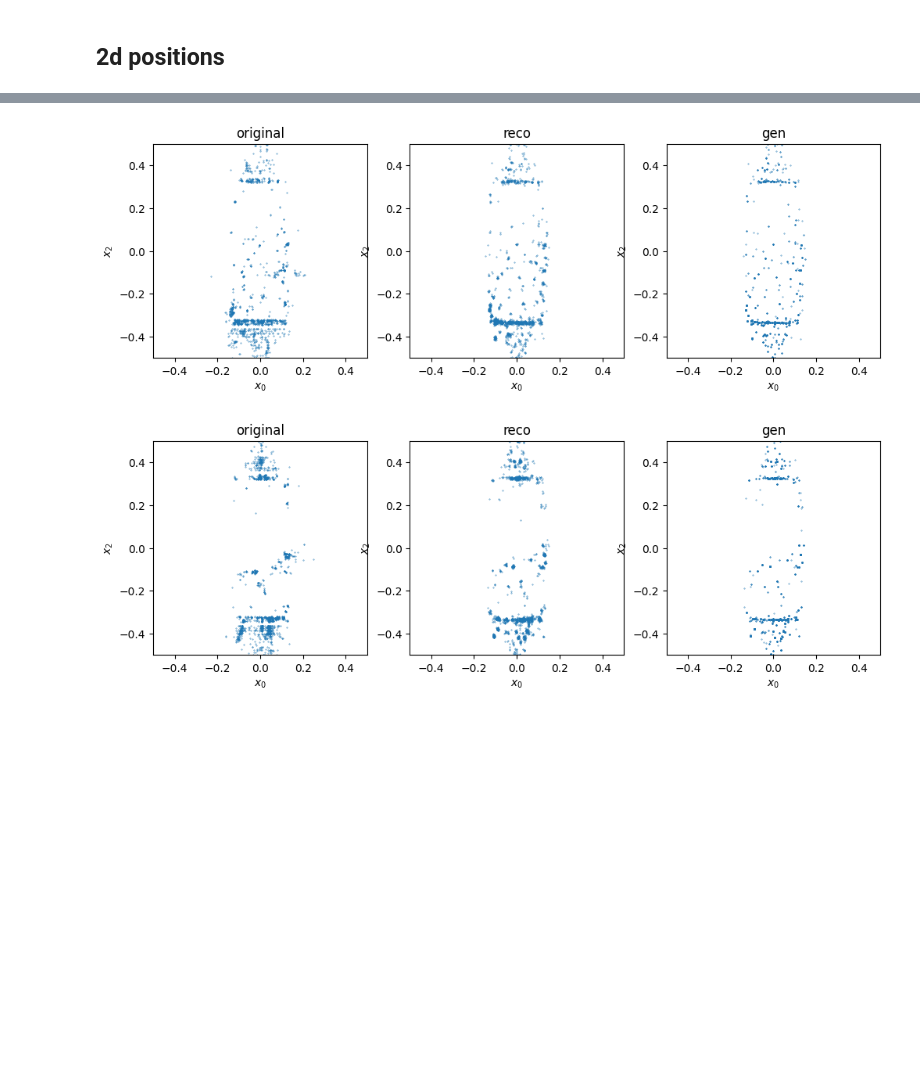
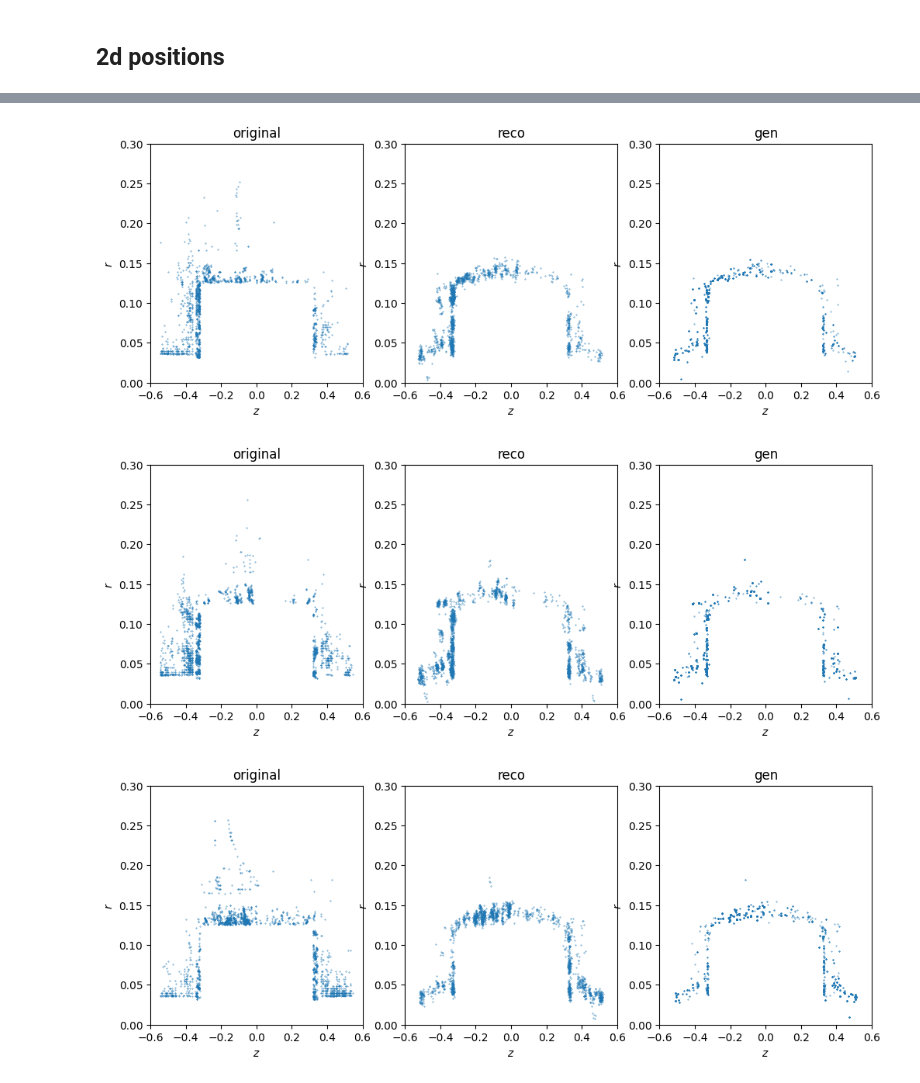
Before and after one commit to erwulff/particlemind, a Jupyter notebook: src/compare_generated_samples.ipynb, the cells around one changed output, grey strips where cells are left out. Cells and saved outputs as stored; diff of their text form; code cells hidden in the pictures; blank space fills up the shorter version.

Commit message:
rz plot

```diff
--- a/src/compare_generated_samples.ipynb
+++ b/src/compare_generated_samples.ipynb
@@ -368,31 +374,42 @@ for i in range(5):
 # %%
-ind_0, ind_1 = 0, 2
+r_lim = 0., 0.3
+z_lim = 0.6
 
-for i in range(2):
+for i in range(3):
 
     fig, ax = plt.subplots(1, 3, figsize = (12, 4))
 
-    for a in ax:
-        a.set_box_aspect(1)   # <-- TRUE SQUARE SUBPLOT BOX
-        a.set_xlim(-position_lim, position_lim)
-        a.set_ylim(-position_lim, position_lim)
+    #for a in ax:
+     #   a.set_box_aspect(1)   # <-- TRUE SQUARE SUBPLOT BOX
+    #    a.set_xlim(-position_lim, position_lim)
+     #   a.set_ylim(-position_lim, position_lim)
 
-    ax[0].scatter(features_original[ind_0][i], features_original[ind_1][i], s = s)
-    ax[0].set_xlabel(f"$x_{ind_0}$")
-    ax[0].set_ylabel(f"$x_{ind_1}$")
+    tmp_r = np.sqrt(features_original[0][i]**2 + features_original[1][i]**2)
+    ax[0].scatter(features_original[2][i], tmp_r, s = s)
+    ax[0].set_xlabel(f"$z$")
+    ax[0].set_ylabel(f"$r$")
+    ax[0].set_xlim(-z_lim, z_lim)
+    ax[0].set_ylim(r_lim)
     ax[0].set_title("original")
 
-    ax[1].scatter(features_reconstructed[ind_0][i], features_reconstructed[ind_1][i], s = s)
-    ax[1].set_xlabel(f"$x_{ind_0}$")
-    ax[1].set_ylabel(f"$x_{ind_1}$")
+    tmp_r = np.sqrt(features_reconstructed[0][i]**2 + features_reconstructed[1][i]**2)
+    ax[1].scatter(features_reconstructed[2][i], tmp_r, s = s)
+    ax[1].set_xlabel(f"$z$")
+    ax[1].set_ylabel(f"$r$")
+    ax[1].set_xlim(-z_lim, z_lim)
+    ax[1].set_ylim(r_lim)
     ax[1].set_title("reco")
 
-    ax[2].scatter(features_generated[ind_0][i], features_generated[ind_1][i], s = s)
-    ax[2].set_xlabel(f"$x_{ind_0}$")
-    ax[2].set_ylabel(f"$x_{ind_1}$")
+    tmp_r = np.sqrt(features_generated[0][i]**2 + features_generated[1][i]**2)
+    ax[2].scatter(features_generated[2][i],tmp_r, s = s)
+    ax[2].set_xlabel(f"$z$")
+    ax[2].set_ylabel(f"$r$")
+    ax[2].set_xlim(-z_lim, z_lim)
+    ax[2].set_ylim(r_lim)
     ax[2].set_title("gen")
 
     plt.show()
 # %% [output]
-[figure, old version]
+[figure, new version]
-[figure, old version]
+[figure, new version]
+[figure, added]
```
Also changed, not shown: parts of 6 cells of this notebook.
